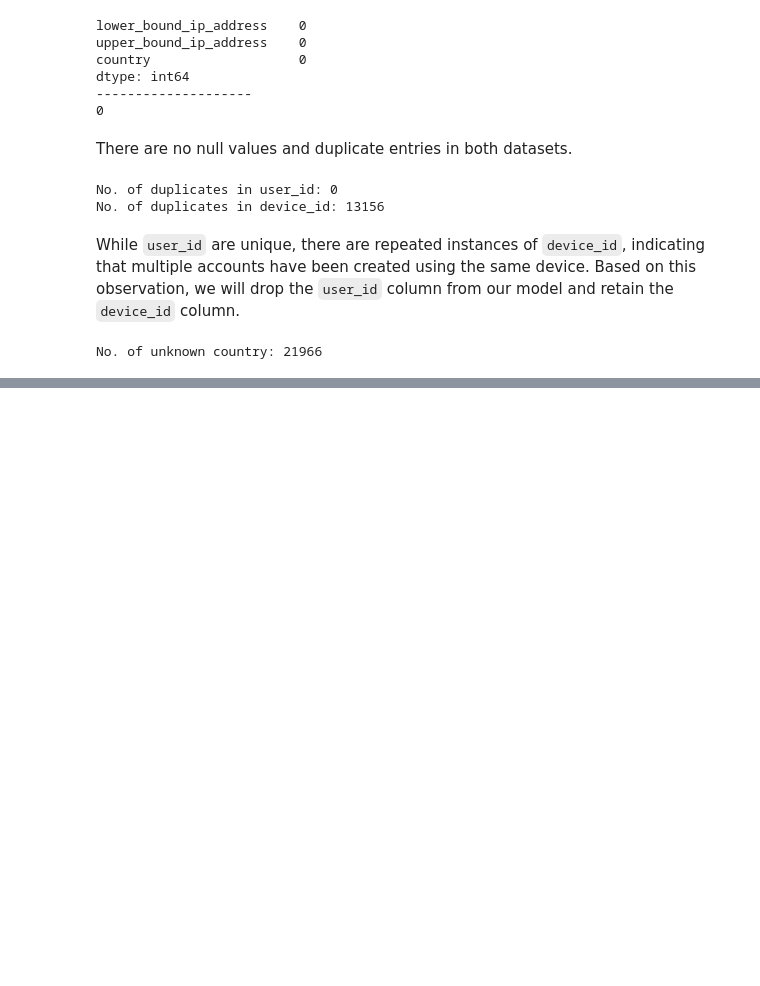
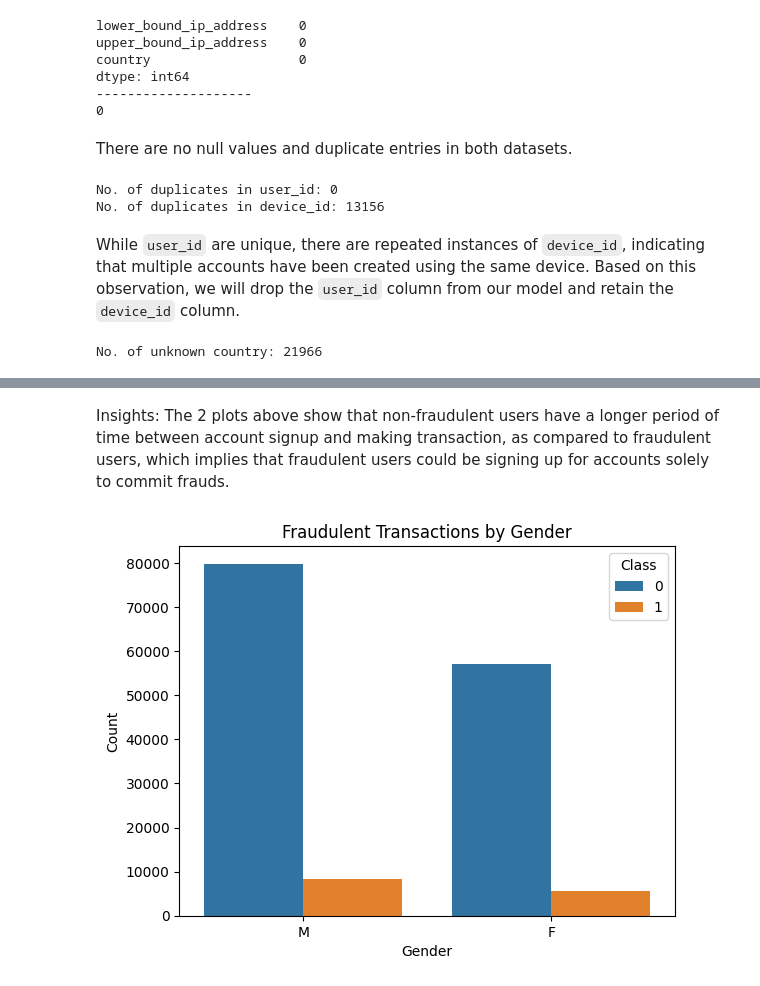
Before and after one commit to Hweihang00/DSA4263-Ecommerce-Fraud-Detection, a Jupyter notebook: main.ipynb, the cells around one changed output, grey strips where cells are left out. Saved outputs shown, nothing was run; the diff lists cells and outputs as text; code cells hidden in the pictures; blank space fills up the shorter version.

```diff
--- a/main.ipynb
+++ b/main.ipynb
@@ -165,0 +287,12 @@ df_clean.head()
+# %% [markdown]
+Insights: The 2 plots above show that non-fraudulent users have a longer period of time between account signup and making transaction, as compared to fraudulent users, which implies that fraudulent users could be signing up for accounts solely to commit frauds.
+# %%
+# Plotting bar chart to visualise the numbers of fraudulent users vs non-fraudulent users by gender
+sns.countplot(data=df_clean, x='sex', hue='class')
+plt.xlabel('Gender')
+plt.ylabel('Count')
+plt.title('Fraudulent Transactions by Gender')
+plt.legend(title='Class')
+plt.show()
+# %% [output]
+[figure, added]
```
Also changed, not shown: parts of 23 cells of this notebook.
